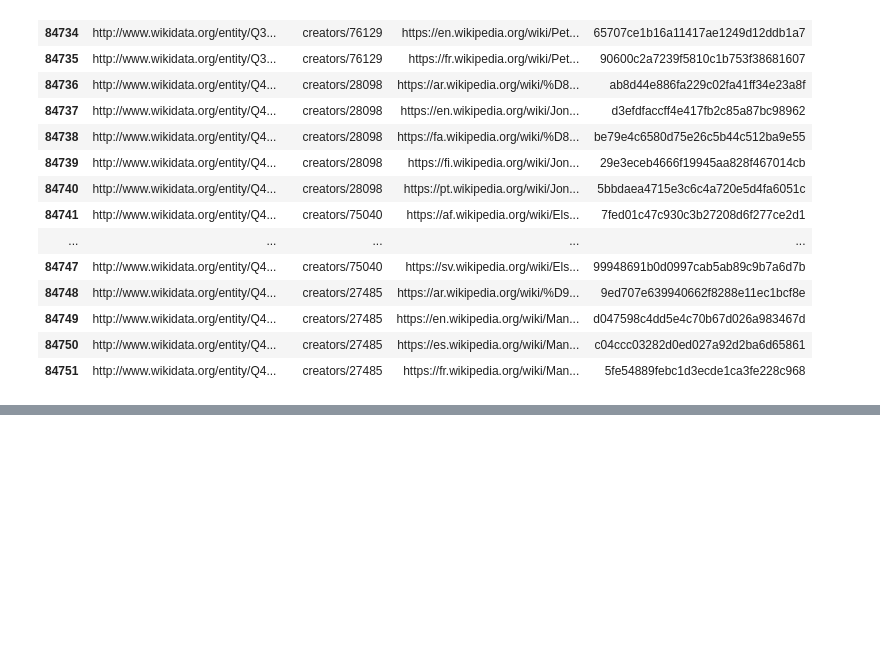
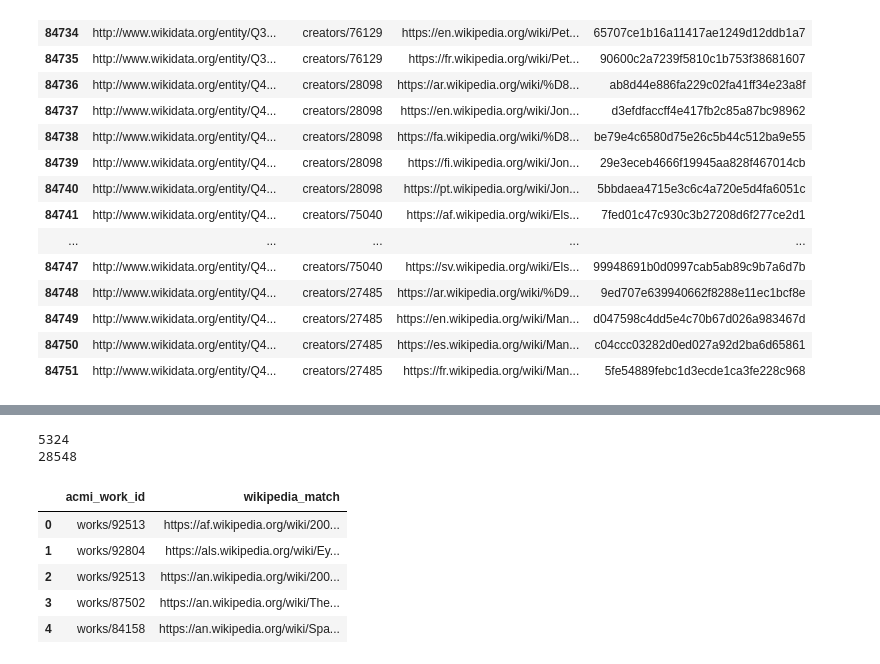
Before and after one commit to paulduchesne/acmi-wikipedia-link, a Jupyter notebook: acmi_wikipedia_link.ipynb, the cells around one changed output, grey strips where cells are left out. Drawn from its saved outputs; the diff is of its cells as text; code cells hidden in the pictures; blank space fills up the shorter version.

```diff
--- a/acmi_wikipedia_link.ipynb
+++ b/acmi_wikipedia_link.ipynb
@@ -152,31 +162,46 @@ acmi_works.head()
 # %%
 # find link / title matches between ACMI Work API and local Wikipedia pages.
 
 result = pandas.DataFrame(columns=['acmi_work_id', 'wikipedia_match'])
 for creator in tqdm.tqdm(acmi_linked_creators.acmi_creator_id.unique()):
 
     acmi_works_by_creator = acmi_works.copy()
     acmi_works_by_creator = acmi_works_by_creator.loc[acmi_works_by_creator.creator_id.isin([creator])]
 
     wikipedia_pages_by_creator = acmi_linked_creators.copy()
     wikipedia_pages_by_creator = wikipedia_pages_by_creator.loc[wikipedia_pages_by_creator.acmi_creator_id.isin([creator])]
 
     for page in wikipedia_pages_by_creator.to_dict('records'):
         wikihash = page['wikihash']
         links_path = pathlib.Path.cwd() / 'wikipedia' / wikihash[:2] / f'{wikihash}.json'
-        if not links_path.exists():
-            raise Exception('File does not exist.')
-        with open(links_path) as links:
-            links = json.load(links)
-        for work in acmi_works_by_creator.to_dict('records'):
-            overlap = [x for x in links['links'] if x['text'].upper() == work['work_title']]
-            if len(overlap) == 1:
-                match = overlap[0]['link']
-                if match[:6] == '/wiki/':
-                    match = links['home']+match
-                result.loc[len(result)] = [(work['work_id']), (match)]
+        if links_path.exists():
+            with open(links_path) as links:
+                links = json.load(links)
+            for work in acmi_works_by_creator.to_dict('records'):
+
+                # variant would be to add rapidfuzz string matching above a threshold.
+
+                overlap = [x for x in links['links'] if x['text'].upper() == work['work_title']]
+
+                # and allow for more than one result.
+
+                if len(overlap) == 1:
+                    match = overlap[0]['link']
+                    if match[:6] == '/wiki/':
+                        match = links['home']+match
+                    result.loc[len(result)] = [(work['work_id']), (match)]
 
 result = result.drop_duplicates()
 
+print(len(result.acmi_work_id.unique()))
 print(len(result))
 result.head()
+# %% [output]
+5324
+28548
+|  | acmi_work_id | wikipedia_match |
+| 0 | works/92513 | https://af.wikipedia.org/wiki/200... |
+| 1 | works/92804 | https://als.wikipedia.org/wiki/Ey... |
+| 2 | works/92513 | https://an.wikipedia.org/wiki/200... |
+| 3 | works/87502 | https://an.wikipedia.org/wiki/The... |
+| 4 | works/84158 | https://an.wikipedia.org/wiki/Spa... |
```
Also changed, not shown: parts of 6 cells of this notebook, 1 other file.
